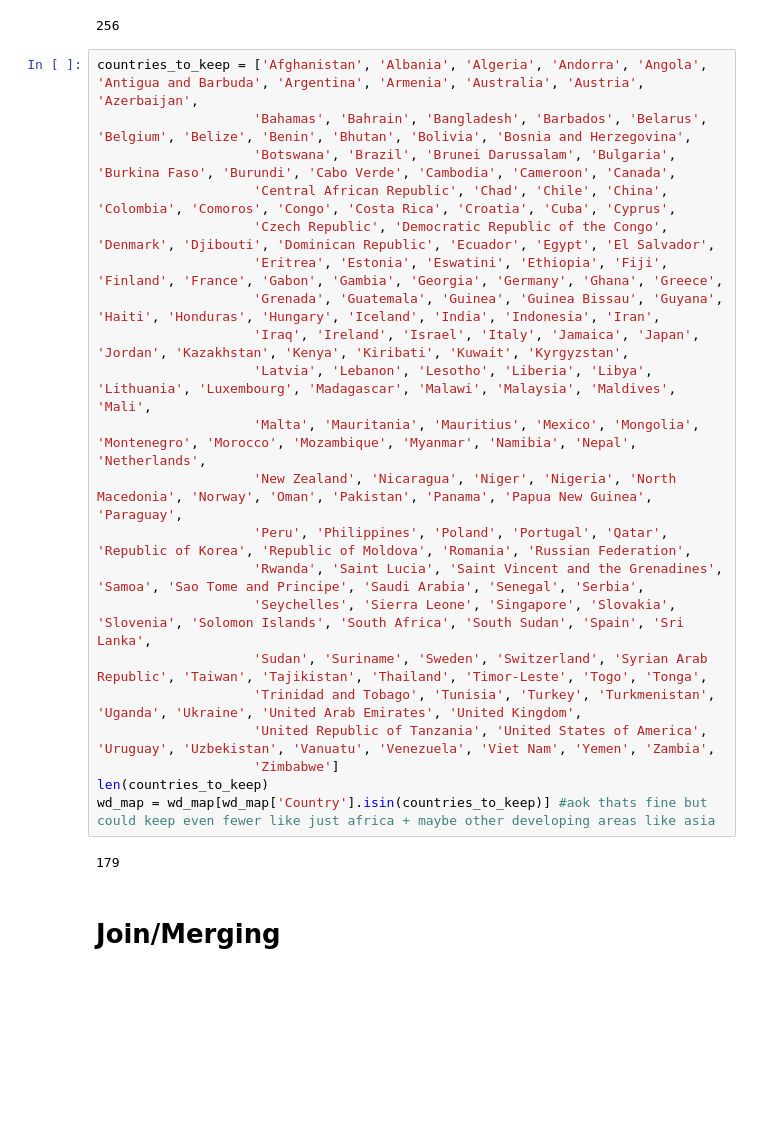
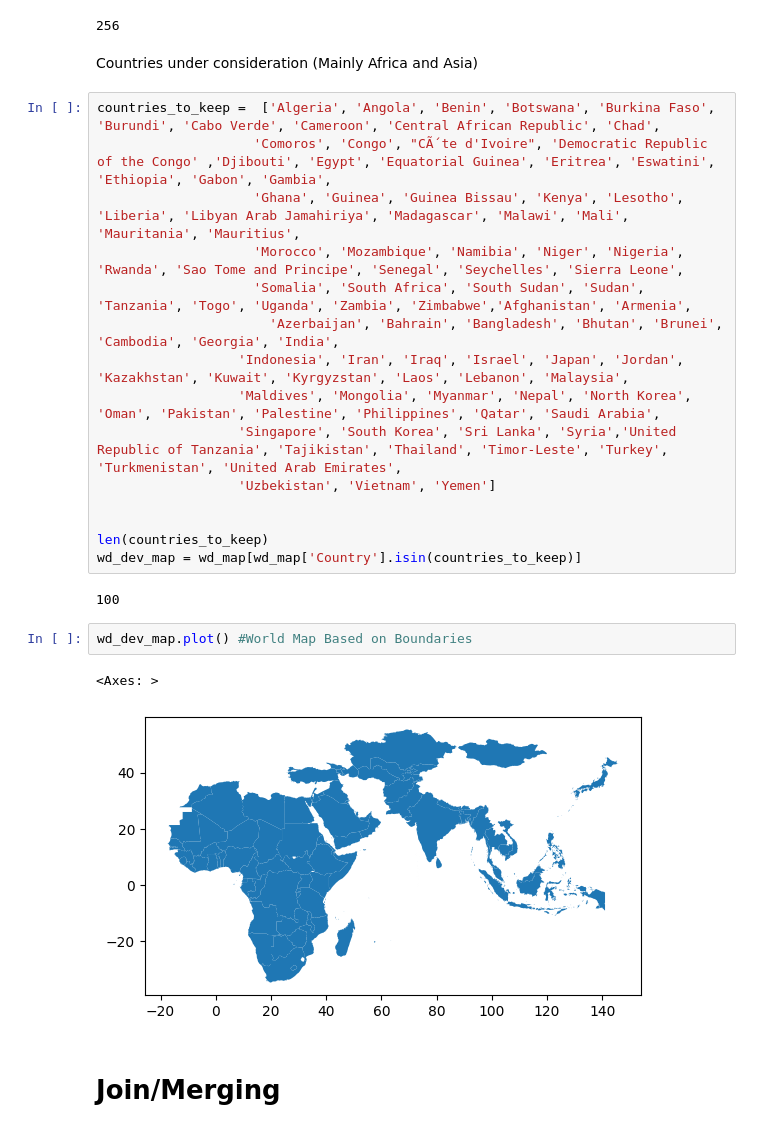
Before and after one commit to ojobo-tech/gisfordatascience, a Jupyter notebook: ps1_ai_adoption_map.ipynb, the cells around one changed output. Saved outputs shown, nothing was run; the diff lists cells and outputs as text; blank space fills up the shorter version.

```diff
--- a/ps1_ai_adoption_map.ipynb
+++ b/ps1_ai_adoption_map.ipynb
@@ -131,29 +132,30 @@ wd_map.plot() #World Map Based on Boundaries
 len(wd_map)
 # %% [output]
 256
-# %%
-countries_to_keep = ['Afghanistan', 'Albania', 'Algeria', 'Andorra', 'Angola', 'Antigua and Barbuda', 'Argentina', 'Armenia', 'Australia', 'Austria', 'Azerbaijan',
-                    'Bahamas', 'Bahrain', 'Bangladesh', 'Barbados', 'Belarus', 'Belgium', 'Belize', 'Benin', 'Bhutan', 'Bolivia', 'Bosnia and Herzegovina',
-                    'Botswana', 'Brazil', 'Brunei Darussalam', 'Bulgaria', 'Burkina Faso', 'Burundi', 'Cabo Verde', 'Cambodia', 'Cameroon', 'Canada',
-                    'Central African Republic', 'Chad', 'Chile', 'China', 'Colombia', 'Comoros', 'Congo', 'Costa Rica', 'Croatia', 'Cuba', 'Cyprus',
-                    'Czech Republic', 'Democratic Republic of the Congo', 'Denmark', 'Djibouti', 'Dominican Republic', 'Ecuador', 'Egypt', 'El Salvador',
-                    'Eritrea', 'Estonia', 'Eswatini', 'Ethiopia', 'Fiji', 'Finland', 'France', 'Gabon', 'Gambia', 'Georgia', 'Germany', 'Ghana', 'Greece',
-                    'Grenada', 'Guatemala', 'Guinea', 'Guinea Bissau', 'Guyana', 'Haiti', 'Honduras', 'Hungary', 'Iceland', 'India', 'Indonesia', 'Iran',
-                    'Iraq', 'Ireland', 'Israel', 'Italy', 'Jamaica', 'Japan', 'Jordan', 'Kazakhstan', 'Kenya', 'Kiribati', 'Kuwait', 'Kyrgyzstan',
-                    'Latvia', 'Lebanon', 'Lesotho', 'Liberia', 'Libya', 'Lithuania', 'Luxembourg', 'Madagascar', 'Malawi', 'Malaysia', 'Maldives', 'Mali',
-                    'Malta', 'Mauritania', 'Mauritius', 'Mexico', 'Mongolia', 'Montenegro', 'Morocco', 'Mozambique', 'Myanmar', 'Namibia', 'Nepal', 'Netherlands',
-                    'New Zealand', 'Nicaragua', 'Niger', 'Nigeria', 'North Macedonia', 'Norway', 'Oman', 'Pakistan', 'Panama', 'Papua New Guinea', 'Paraguay',
-                    'Peru', 'Philippines', 'Poland', 'Portugal', 'Qatar', 'Republic of Korea', 'Republic of Moldova', 'Romania', 'Russian Federation',
-                    'Rwanda', 'Saint Lucia', 'Saint Vincent and the Grenadines', 'Samoa', 'Sao Tome and Principe', 'Saudi Arabia', 'Senegal', 'Serbia',
-                    'Seychelles', 'Sierra Leone', 'Singapore', 'Slovakia', 'Slovenia', 'Solomon Islands', 'South Africa', 'South Sudan', 'Spain', 'Sri Lanka',
-                    'Sudan', 'Suriname', 'Sweden', 'Switzerland', 'Syrian Arab Republic', 'Taiwan', 'Tajikistan', 'Thailand', 'Timor-Leste', 'Togo', 'Tonga',
-                    'Trinidad and Tobago', 'Tunisia', 'Turkey', 'Turkmenistan', 'Uganda', 'Ukraine', 'United Arab Emirates', 'United Kingdom',
-                    'United Republic of Tanzania', 'United States of America', 'Uruguay', 'Uzbekistan', 'Vanuatu', 'Venezuela', 'Viet Nam', 'Yemen', 'Zambia',
-                    'Zimbabwe']
-len(countries_to_keep)
-wd_map = wd_map[wd_map['Country'].isin(countries_to_keep)] #aok thats fine but could keep even fewer like just africa + maybe other developing areas like asia
-# %% [output]
-179
+# %% [markdown]
+Countries under consideration (Mainly Africa and Asia)
+# %%
+countries_to_keep =  ['Algeria', 'Angola', 'Benin', 'Botswana', 'Burkina Faso', 'Burundi', 'Cabo Verde', 'Cameroon', 'Central African Republic', 'Chad',
+                    'Comoros', 'Congo', "CÃ´te d'Ivoire", 'Democratic Republic of the Congo' ,'Djibouti', 'Egypt', 'Equatorial Guinea', 'Eritrea', 'Eswatini', 'Ethiopia', 'Gabon', 'Gambia',
+                    'Ghana', 'Guinea', 'Guinea Bissau', 'Kenya', 'Lesotho', 'Liberia', 'Libyan Arab Jamahiriya', 'Madagascar', 'Malawi', 'Mali', 'Mauritania', 'Mauritius',
+                    'Morocco', 'Mozambique', 'Namibia', 'Niger', 'Nigeria', 'Rwanda', 'Sao Tome and Principe', 'Senegal', 'Seychelles', 'Sierra Leone',
+                    'Somalia', 'South Africa', 'South Sudan', 'Sudan', 'Tanzania', 'Togo', 'Uganda', 'Zambia', 'Zimbabwe','Afghanistan', 'Armenia',
+                      'Azerbaijan', 'Bahrain', 'Bangladesh', 'Bhutan', 'Brunei', 'Cambodia', 'Georgia', 'India',
+                  'Indonesia', 'Iran', 'Iraq', 'Israel', 'Japan', 'Jordan', 'Kazakhstan', 'Kuwait', 'Kyrgyzstan', 'Laos', 'Lebanon', 'Malaysia',
+                  'Maldives', 'Mongolia', 'Myanmar', 'Nepal', 'North Korea', 'Oman', 'Pakistan', 'Palestine', 'Philippines', 'Qatar', 'Saudi Arabia',
+                  'Singapore', 'South Korea', 'Sri Lanka', 'Syria','United Republic of Tanzania', 'Tajikistan', 'Thailand', 'Timor-Leste', 'Turkey', 'Turkmenistan', 'United Arab Emirates',
+                  'Uzbekistan', 'Vietnam', 'Yemen']
+
+
+len(countries_to_keep)
+wd_dev_map = wd_map[wd_map['Country'].isin(countries_to_keep)]
+# %% [output]
+100
+# %%
+wd_dev_map.plot() #World Map Based on Boundaries
+# %% [output]
+<Axes: >
+[figure, added]
 # %% [markdown]
 # **Join/Merging**
 # %% [markdown]
```
Also changed, not shown: parts of 31 cells of this notebook.
